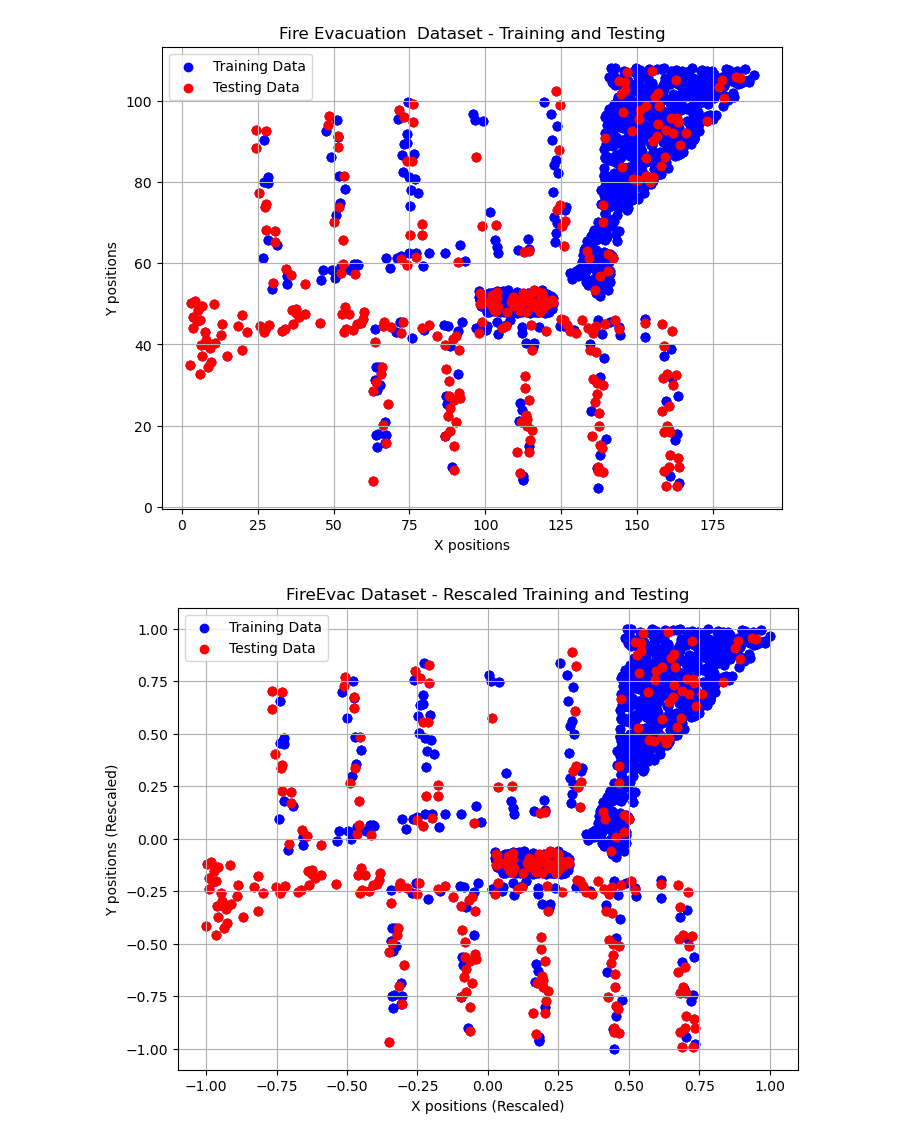
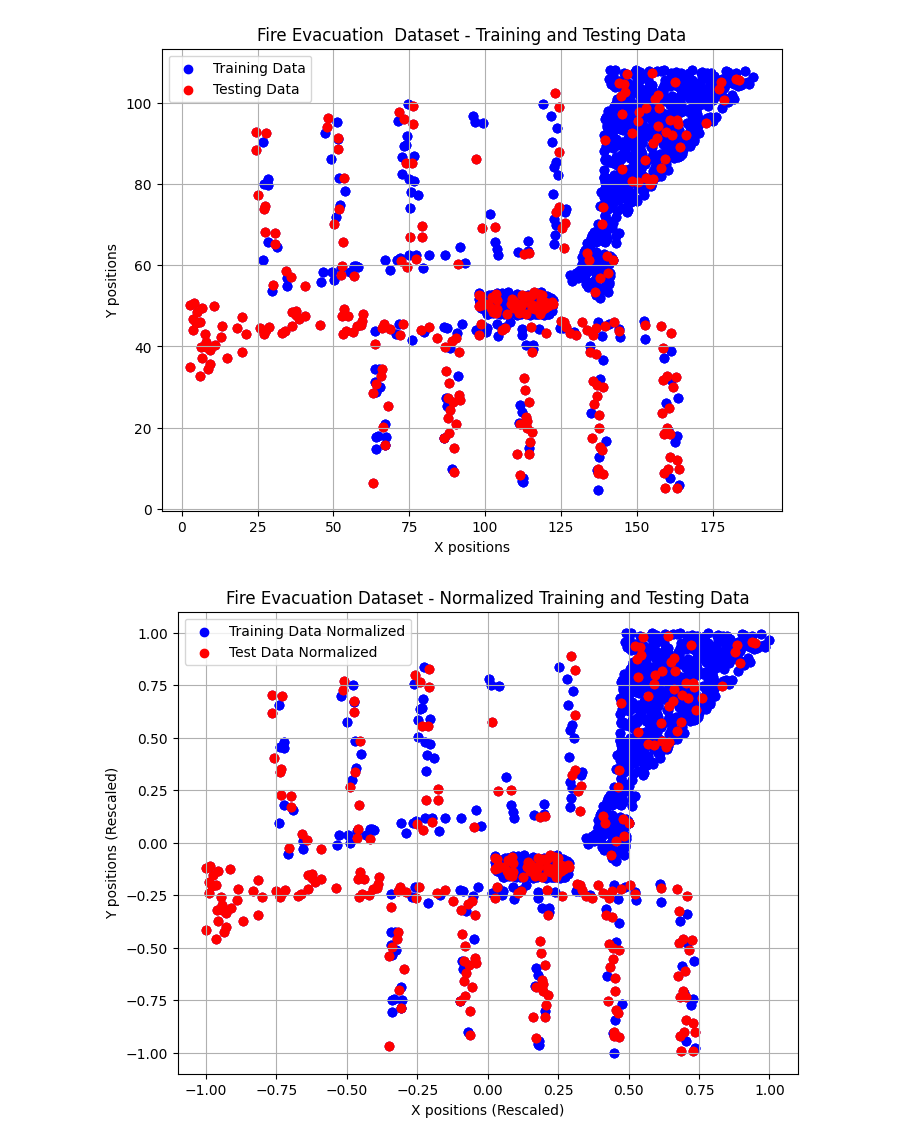
Before and after one commit to mymermer/MLCMS, a Jupyter notebook: Exercise03/Task4.ipynb, the cells around one changed output. Saved outputs shown, nothing was run; the diff lists cells and outputs as text; code cells hidden in the pictures.

```diff
--- a/Exercise03/Task4.ipynb
+++ b/Exercise03/Task4.ipynb
@@ -27,7 +29,7 @@ plt.scatter(x_test, y_test, c='red', label='Testing Data')
 # Set plot labels and title
 plt.xlabel('X positions')
 plt.ylabel('Y positions')
-plt.title('Fire Evacuation  Dataset - Training and Testing')
+plt.title('Fire Evacuation  Dataset - Training and Testing Data')
 
 # Show legend
 plt.legend()
@@ -36,36 +38,30 @@ plt.legend()
 plt.grid(True)
 plt.show()
 # %% [output]
-[figure, old version]
+[figure, new version]
 # %%
 # Rescale the x and y values of the training dataset to [-1, 1]
-x_train_min, y_train_min = np.min(x_train), np.min(y_train)
-x_train_max, y_train_max = np.max(x_train), np.max(y_train)
+train_min = np.min(train_data, axis=0)
+train_max = np.max(train_data, axis=0)
 
-x_train_scaled = -1 + (2 * (x_train - x_train_min) / (x_train_max - x_train_min))
-y_train_scaled = -1 + (2 * (y_train - y_train_min) / (y_train_max - y_train_min))
-
-# Rescale the x and y values of the testing dataset to [-1, 1]
-test_x_scaled = -1 + (2 * (test_x - x_train_min) / (x_train_max - x_train_min))
-test_y_scaled = -1 + (2 * (test_y - y_train_min) / (y_train_max - y_train_min))
+train_data_scaled = -1 + (2 * (train_data - train_min) / (train_max - train_min))
+test_data_scaled = -1 + (2 * (test_data_combined - train_min) / (train_max - train_min))
 
 # Create a scatter plot for the training dataset
 plt.figure(figsize=(8, 6))
-plt.scatter(x_train_scaled, y_train_scaled, c='blue', label='Training Data')
-
-# Add the testing dataset to the plot
-plt.scatter(test_x_scaled, test_y_scaled, c='red', label='Testing Data')
+plt.scatter(train_data_scaled[:, 0], train_data_scaled[:, 1], c='blue', label='Training Data Normalized')
+plt.scatter(test_data_scaled[:, 0], test_data_scaled[:, 1], c='red', label='Test Data Normalized')
 
 # Set plot labels and title
 plt.xlabel('X positions (Rescaled)')
 plt.ylabel('Y positions (Rescaled)')
-plt.title('FireEvac Dataset - Rescaled Training and Testing')
+plt.title('Fire Evacuation Dataset - Normalized Training and Testing Data')
 
 # Show legend
 plt.legend()
 
 # Show the plot
 plt.grid(True)
 plt.show()
 # %% [output]
-[figure, old version]
+[figure, new version]
```
Also changed, not shown: parts of 4 cells of this notebook, 1 other file.
